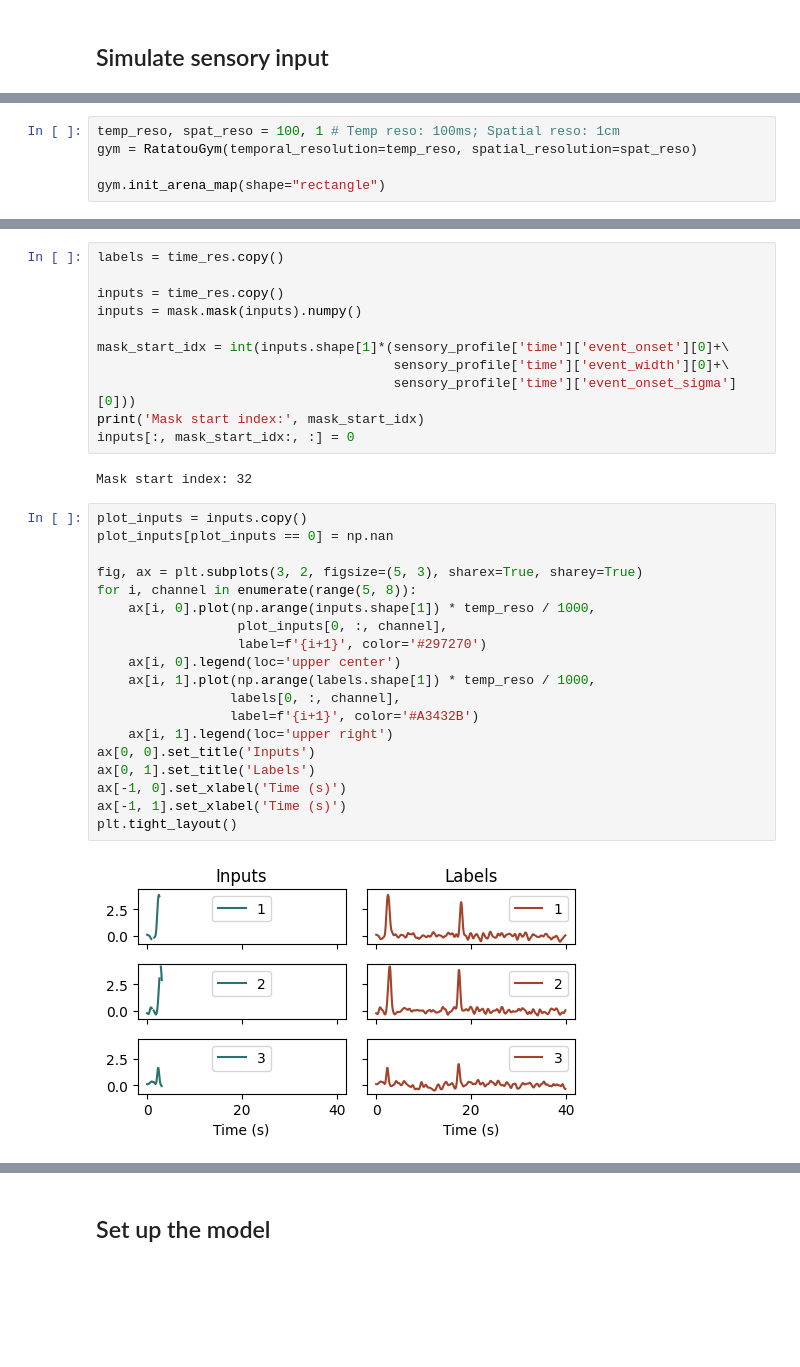
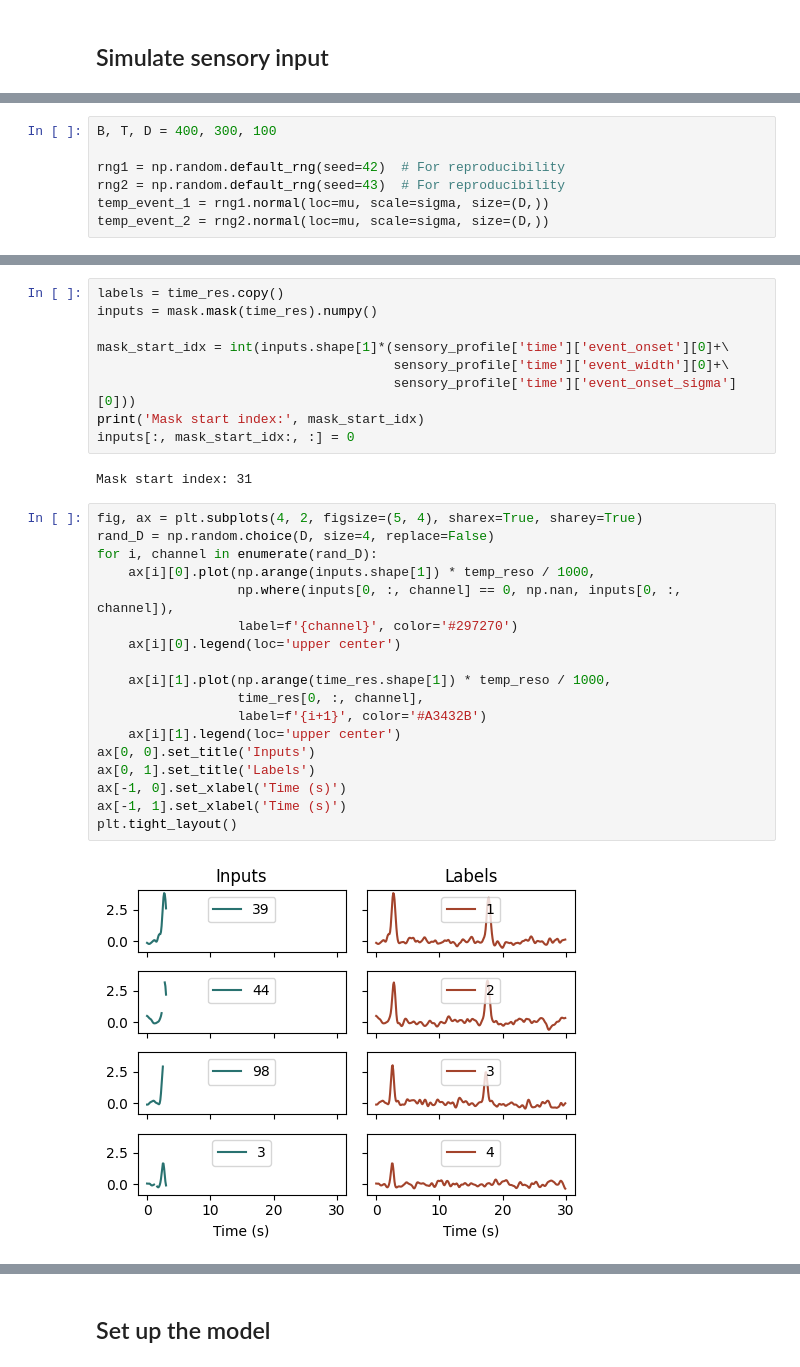
Before and after one commit to qrsyu/STCell, a Jupyter notebook: code/time_exp/2TS_longer.ipynb, the cells around one changed output, grey strips where cells are left out. Cells and saved outputs as stored; diff of their text form; blank space fills up the shorter version.

```diff
--- a/code/time_exp/2TS_longer.ipynb
+++ b/code/time_exp/2TS_longer.ipynb
@@ -29,5 +33,7 @@ from func import custom_loss, plt_hs
 # %%
-temp_reso, spat_reso = 100, 1 # Temp reso: 100ms; Spatial reso: 1cm
-gym = RatatouGym(temporal_resolution=temp_reso, spatial_resolution=spat_reso)
+B, T, D = 400, 300, 100
 
-gym.init_arena_map(shape="rectangle")
+rng1 = np.random.default_rng(seed=42)  # For reproducibility
+rng2 = np.random.default_rng(seed=43)  # For reproducibility
+temp_event_1 = rng1.normal(loc=mu, scale=sigma, size=(D,))
+temp_event_2 = rng2.normal(loc=mu, scale=sigma, size=(D,))
@@ -158,8 +113,6 @@ mask = Masking(
 # %%
 labels = time_res.copy()
-
-inputs = time_res.copy()
-inputs = mask.mask(inputs).numpy()
+inputs = mask.mask(time_res).numpy()
 
 mask_start_idx = int(inputs.shape[1]*(sensory_profile['time']['event_onset'][0]+\
                                       sensory_profile['time']['event_width'][0]+\
@@ -167,28 +120,27 @@ mask_start_idx = int(inputs.shape[1]*(sensory_profile['time']['event_onset'][0]+
 print('Mask start index:', mask_start_idx)
 inputs[:, mask_start_idx:, :] = 0
 # %% [output]
-Mask start index: 32
+Mask start index: 31
 # %%
-plot_inputs = inputs.copy()
-plot_inputs[plot_inputs == 0] = np.nan
+fig, ax = plt.subplots(4, 2, figsize=(5, 4), sharex=True, sharey=True)
+rand_D = np.random.choice(D, size=4, replace=False)
+for i, channel in enumerate(rand_D):
+    ax[i][0].plot(np.arange(inputs.shape[1]) * temp_reso / 1000,
+                  np.where(inputs[0, :, channel] == 0, np.nan, inputs[0, :, channel]),
+                  label=f'{channel}', color='#297270')
+    ax[i][0].legend(loc='upper center')
 
-fig, ax = plt.subplots(3, 2, figsize=(5, 3), sharex=True, sharey=True)
-for i, channel in enumerate(range(5, 8)):
-    ax[i, 0].plot(np.arange(inputs.shape[1]) * temp_reso / 1000,
-                  plot_inputs[0, :, channel],
-                  label=f'{i+1}', color='#297270')
-    ax[i, 0].legend(loc='upper center')
-    ax[i, 1].plot(np.arange(labels.shape[1]) * temp_reso / 1000,
-                 labels[0, :, channel],
-                 label=f'{i+1}', color='#A3432B')
-    ax[i, 1].legend(loc='upper right')
+    ax[i][1].plot(np.arange(time_res.shape[1]) * temp_reso / 1000,
+                  time_res[0, :, channel],
+                  label=f'{i+1}', color='#A3432B')
+    ax[i][1].legend(loc='upper center')
 ax[0, 0].set_title('Inputs')
 ax[0, 1].set_title('Labels')
 ax[-1, 0].set_xlabel('Time (s)')
 ax[-1, 1].set_xlabel('Time (s)')
 plt.tight_layout()
 # %% [output]
-[figure, old version]
+[figure, new version]
 # %%
 # Split the data to training and test set along axis=1
 from torch.utils.data import DataLoader, TensorDataset
```
Also changed, not shown: parts of 9 cells of this notebook, 2 other files.
